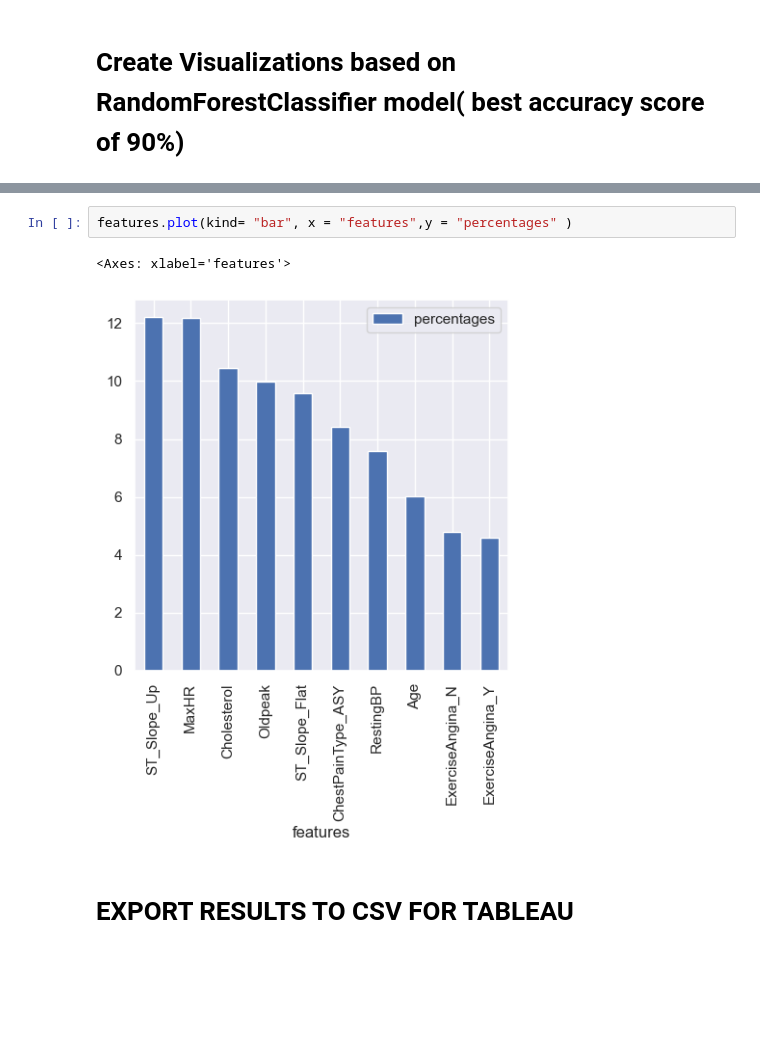
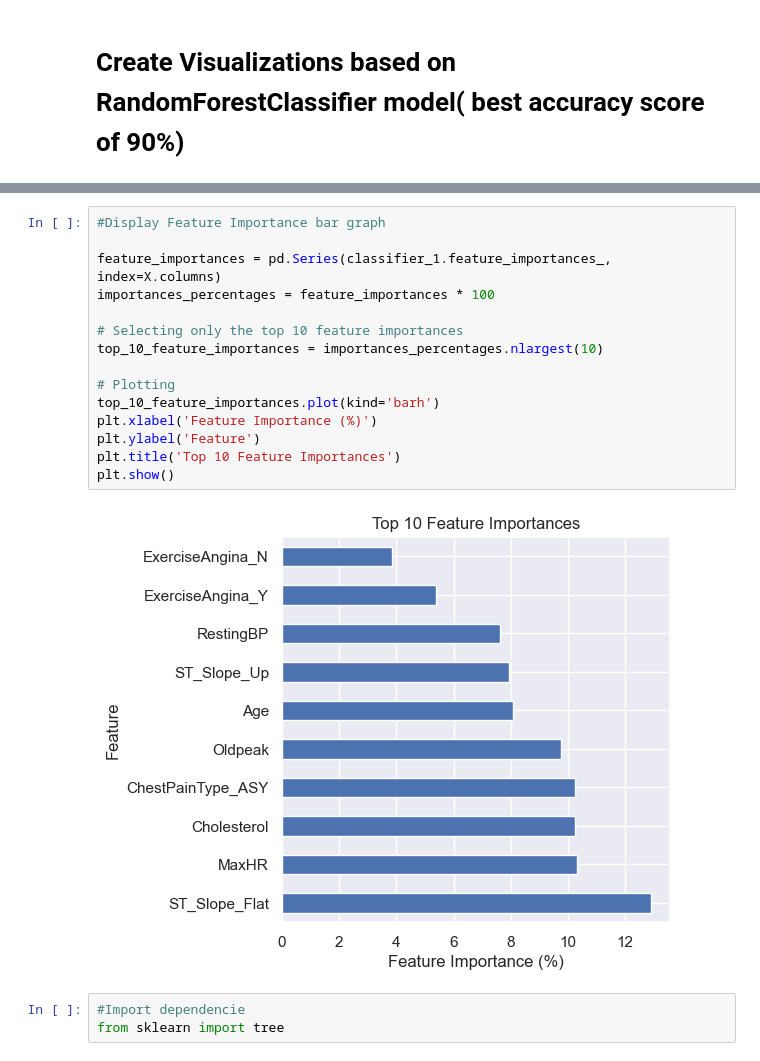
Before and after one commit to Prisca92/Project-4-final, a Jupyter notebook: Heart_Classifier_Final_Model.ipynb, the cells around one changed output, grey strips where cells are left out. Saved outputs shown, nothing was run; the diff lists cells and outputs as text; blank space fills up the shorter version.

```diff
--- a/Heart_Classifier_Final_Model.ipynb
+++ b/Heart_Classifier_Final_Model.ipynb
@@ -327,8 +300,21 @@ features
-# %%
-features.plot(kind= "bar", x = "features",y = "percentages" )
-# %% [output]
-<Axes: xlabel='features'>
-[figure, removed]
-# %% [markdown]
-# EXPORT RESULTS TO CSV FOR TABLEAU
+# %%
+#Display Feature Importance bar graph
+
+feature_importances = pd.Series(classifier_1.feature_importances_, index=X.columns)
+importances_percentages = feature_importances * 100
+
+# Selecting only the top 10 feature importances
+top_10_feature_importances = importances_percentages.nlargest(10)
+
+# Plotting
+top_10_feature_importances.plot(kind='barh')
+plt.xlabel('Feature Importance (%)')
+plt.ylabel('Feature')
+plt.title('Top 10 Feature Importances')
+plt.show()
+# %% [output]
+[figure, added]
+# %%
+#Import dependencie
+from sklearn import tree
 # %%
```
Also changed, not shown: parts of 24 cells of this notebook, 5 other files.
